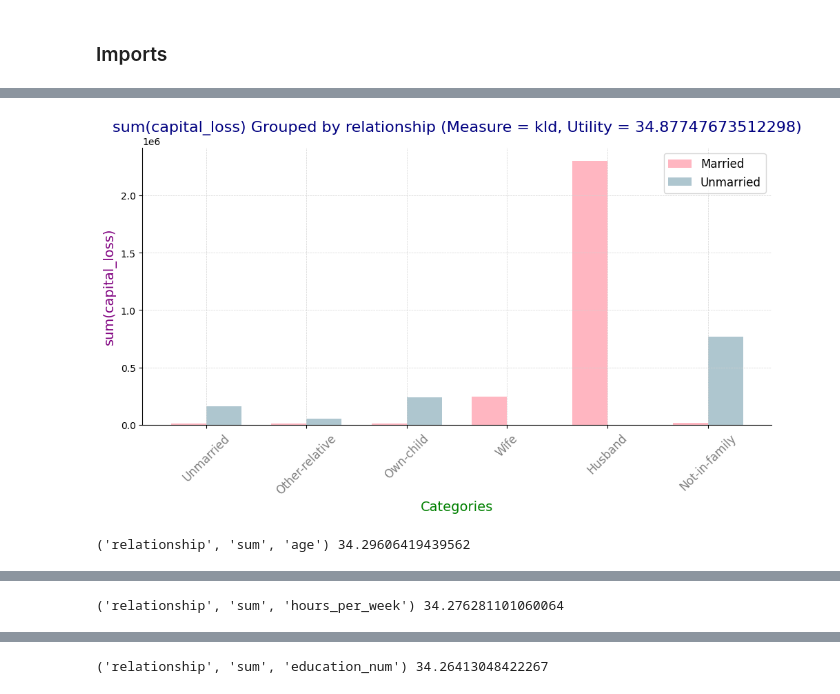
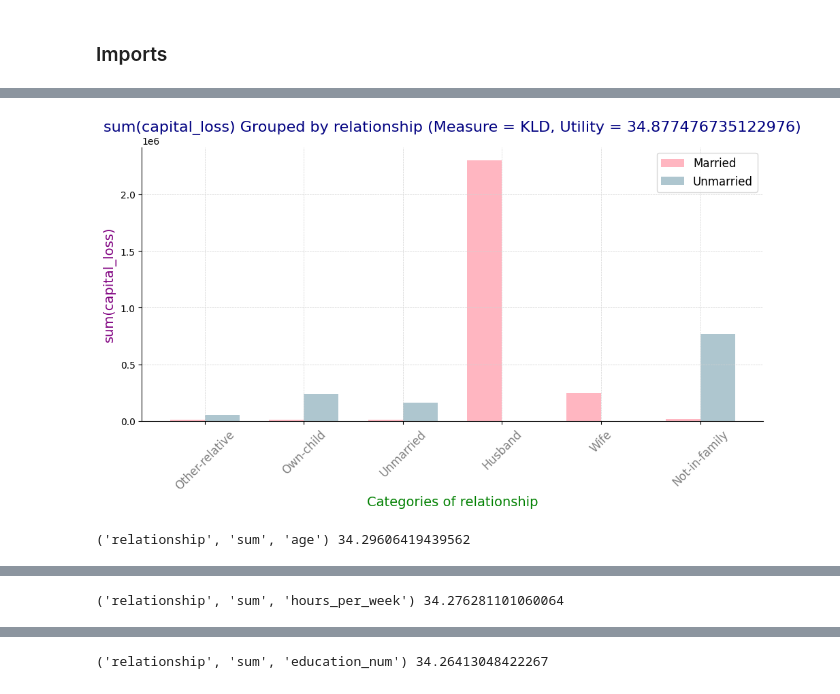
Before and after one commit to riyaa74/SeeDB_Implementation, a Jupyter notebook: SEEDB_Implementation copy.ipynb, the cells around one changed output, grey strips where cells are left out. Cells and saved outputs as stored; diff of their text form; code cells hidden in the pictures.

```diff
--- a/SEEDB_Implementation copy.ipynb
+++ b/SEEDB_Implementation copy.ipynb
@@ -59,5 +53,8 @@ def create_initial_list_of_views(grouping_columns, measure_columns, aggregation_
 # %%
-def distance(target, reference):
+# FORMULAS
+
+min_fl = np.finfo(float).eps
+def kl_distance(target, reference):
 
     target = dict(target)
     reference = dict(reference)
@@ -76,8 +73,15 @@ def distance(target, reference):
     # normalize to create a probability distribution
     t = np.asarray(t) / (np.sum(t) or 1.0)
     r = np.asarray(r) / (np.sum(r) or 1.0)
-    t = [max(x, eps) for x in t]
-    r = [max(x, eps) for x in r]
+    t = [max(x, min_fl) for x in t]
+    r = [max(x, min_fl) for x in r]
 
 
     return entropy(t, r)
+
+def hoeffding_serfling_interval(phase, num_phases, delta):
+    phase = float(phase)
+    num_phases = float(phase)
+    numerator = (1 - ((phase - 1) / num_phases)) * (2 * np.log(np.log(phase)) + np.log((np.pi * np.pi) / (3 * delta)))
+    epsilon_m = np.sqrt(numerator / (2 * phase))
+    return epsilon_m
@@ -265,15 +199,18 @@ def pruning_based_search(cur, views, top_k=5, verbose=False):
 # %%
 if __name__ == "__main__":
 
-    init_list = create_initial_list_of_views(group_by_columns, measure_columns, aggregation_functions)
 
-    measure = 'kld'
+    views_ls = []
+    for a in group_by_columns:
+        for f in aggregation_functions:
+            for m in measure_columns:
+                views_ls.append((a,f,m))
 
 
     for i in range(1):
         #top_5 = pruning_based_search(cursor, init_list,verbose=True)
 
-        top_5 = sharing_based_search(cursor, init_list, verbose=False)
+        top_5 = sharing_based_search(cursor, views_ls, verbose=False)
 
     for view, utility in top_5:
         print (view, utility)
@@ -288,7 +225,6 @@ if __name__ == "__main__":
         r = list()
         names = list()
 
-        # we need this because this ensures that there are the same number of categories in each distribution
         for key in set().union(target.keys(), reference.keys()):
             names.append(key)
             t_val = float(target.get(key, 0))
@@ -296,68 +232,37 @@ if __name__ == "__main__":
             t.append(t_val)
             r.append(r_val)
 
-    #     fig, ax = plt.subplots()
-
         width=0.35
         index = np.arange(len(names))
 
-    #     t_bar = ax.bar(index, t, width, color='r')
+        fig, ax = plt.subplots(figsize=(10, 6))
 
-    #     r_bar = ax.bar(index+width, r, width, color='b')
+        light_pink = '#FFB6C1'
+        pastel_blue = '#AEC6CF'
 
-    #     ax.set_title("{f}({m}) grouped by {g} ({measure} = {util})".format(f=view[1],
-    #                                                                        m=view[2],
-    #                                                                        g=view[0],
-    #                                                                        measure=measure,
-    #                                                                        util=utility))
-    #     ax.set_ylabel("{f}({m})".format(f=view[1], m=view[2]))
-    #     ax.set_xticks(index + width/2)
-    #     ax.set_xticklabels(names)
-    #     ax.legend((t_bar[0], r_bar[0]), ('Married', 'Unmarried'))
-
-    # plt.show()
-
-
-
-        # Create a figure and axis object
-        fig, ax = plt.subplots(figsize=(10, 6))  # Adjust figure size as needed
-
-        # Define light pink and pastel colors
-        light_pink = '#FFB6C1'  # Light Pink
-        pastel_blue = '#AEC6CF'  # Pastel Blue
-
-        # Create bar plots with the chosen colors
         t_bar = ax.bar(index, t, width, color=light_pink)
         r_bar = ax.bar(index + width, r, width, color=pastel_blue)
 
-        # Customize plot title and labels
         ax.set_title("{f}({m}) Grouped by {g} (Measure = {measure}, Utility = {util})".format(f=view[1],
-                                                                                            m=view[2],
-                                                                                            g=view[0],
-                                                                                            measure=measure,
-                                                                                            util=utility),
-                    fontsize=16, color='navy')  # Adjust title font size and color
-        ax.set_ylabel("{f}({m})".format(f=view[1], m=view[2]), fontsize=14, color='purple')  # Adjust y-label font size and color
-        ax.set_xlabel("Categories", fontsize=14, color='green')  # Adjust x-label font size and color
+        m=view[2],
+        g=view[0],
+        measure="KLD",
+        util=utility),
+        fontsize=16, color='navy')
+        ax.set_ylabel("{f}({m})".format(f=view[1], m=view[2]), fontsize=14, color='purple')
+        ax.set_xlabel("Categories of {g}".format(g=view[0]), fontsize=14, color='green')
         ax.set_xticks(index + width / 2)
-        ax.set_xticklabels(names, fontsize=12, color='gray', rotation=45)  # Adjust x-tick label font size, color, and rotation
+        ax.set_xticklabels(names, fontsize=12, color='gray', rotation=45)
 
-        # Add legend with custom labels and colors
         ax.legend((t_bar[0], r_bar[0]), ('Married', 'Unmarried'), loc='upper right', fontsize=12)
 
-        # Customize grid lines
-        ax.grid(True, linestyle='--', linewidth=0.5, color='lightgray')  # Add grid lines with customized style
+        ax.grid(True, linestyle='--', linewidth=0.5, color='lightgray')
 
-        # Remove top and right spines
         ax.spines['top'].set_visible(False)
         ax.spines['right'].set_visible(False)
 
-        # Show plot
-        plt.tight_layout()  # Adjust layout to prevent overlapping
+        plt.tight_layout()
         plt.show()
 
-
-
-
-    connection.commit() # close the transaction on the database
+    connection.commit()
 # %% [output]
@@ -367,2 +272,2 @@ if __name__ == "__main__":
-[figure, old version]
+[figure, new version]
 ('relationship', 'sum', 'age') 34.29606419439562
```
Also changed, not shown: parts of 12 cells of this notebook, 2 other files.
